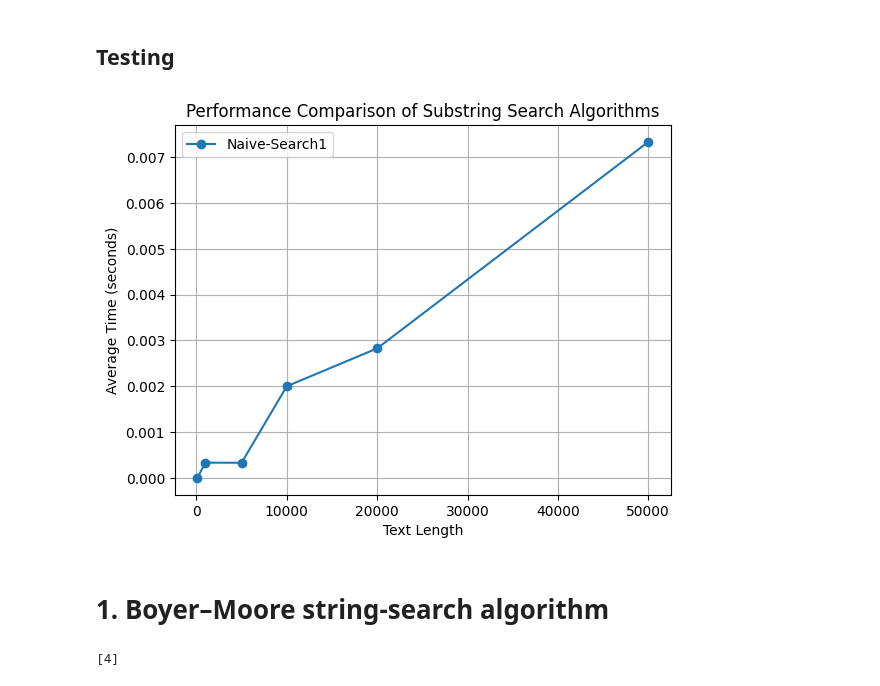
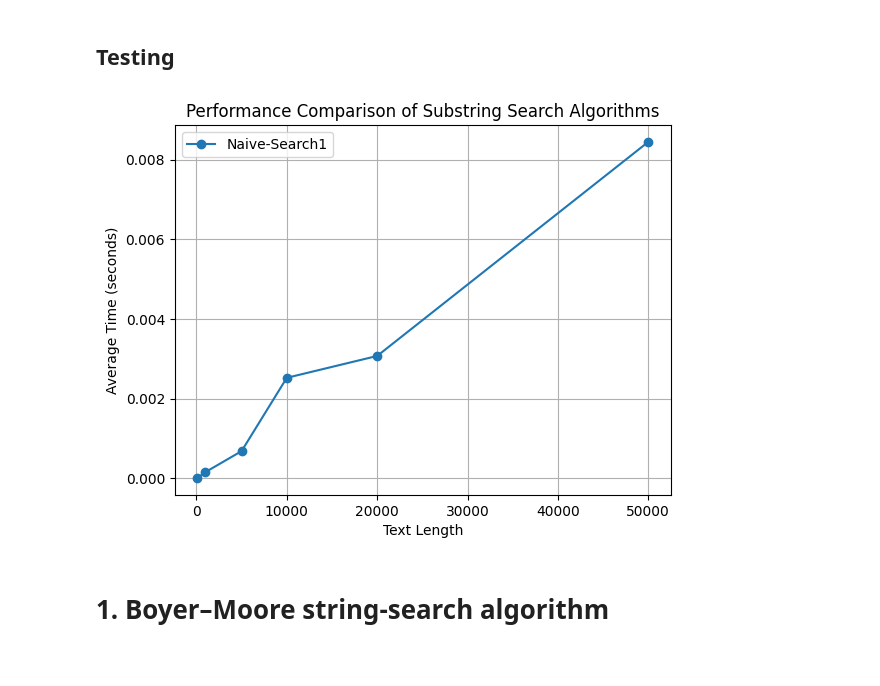
Before and after one commit to nikgora/DevelopCompilytors, a Jupyter notebook: HaystackNeedle.ipynb, the cells around one changed output. Saved outputs shown, nothing was run; the diff lists cells and outputs as text; code cells hidden in the pictures.

```diff
--- a/HaystackNeedle.ipynb
+++ b/HaystackNeedle.ipynb
@@ -311,69 +311,21 @@ def plot_performance(text_lengths, times_several):
 # %%
 # 4. Running the performance test
 text_lengths = [100, 1000, 5000, 10000, 20000, 50000]  # Varying text lengths
-pattern_length = 10  # Fixed pattern length for testing
-num_trials = 3  # Number of trials for averaging
+pattern_length = 12  # Fixed pattern length for testing
+num_trials = 100  # Number of trials for averaging
 
 
 substring_search_function = lambda text, pattern: naive_substring_search(text, pattern)
 
 # substring_search_function = lambda text, pattern:  AhoCorasick([pattern]).search(text)
 
 # substring_search_function = lambda text, pattern: kmp_search(text, pattern)
 
 times = test_performance(substring_search_function, text_lengths, pattern_length, num_trials)
 
 # Plot the results
 plot_performance(text_lengths, {"Naive-Search1":times})
 # %% [output]
-[figure, old version]
+[figure, new version]
 # %% [markdown]
 # 1. Boyer–Moore string-search algorithm
-# %%
-# Simplified Boyer-Moore implementation with debugging to verify correctness
-
-def boyer_moore(text, pattern):
-    n = len(text)
-    m = len(pattern)
-
-    if m == 0:
-        return []
-
-    # Bad character heuristic
-    def build_bad_character_table(pattern):
-        bad_char_table = [-1] * 256
-        for i in range(len(pattern)):
-            bad_char_table[ord(pattern[i])] = i
-        return bad_char_table
-
-    # Good suffix heuristic (dummy for now, focusing on bad character first)
-    def build_good_suffix_table(pattern):
-        return [0] * len(pattern)
-
-    # Build the bad character table
-    bad_char_table = build_bad_character_table(pattern)
-
-    # For now, let's focus on bad character shifts
-    result = []
-    s = 0  # Shift of the pattern with respect to the text
-
-    while s <= n - m:
-        j = m - 1
-
-        # Compare pattern from right to left
-        while j >= 0 and pattern[j] == text[s + j]:
-            j -= 1
-
-        if j < 0:
-            result.append(s)
-            s += (m - bad_char_table[ord(text[s + m])] if s + m < n else 1)
-        else:
-            s += max(1, j - bad_char_table[ord(text[s + j])])
-
-    return result
-
-# Test the simplified version with the same input
-boyer_moore_result = boyer_moore("ABAAABCD", "ABC")
-boyer_moore_result  # Expected output: [4]
-# %% [output]
-[4]
```
Also changed, not shown: parts of 5 cells of this notebook.
